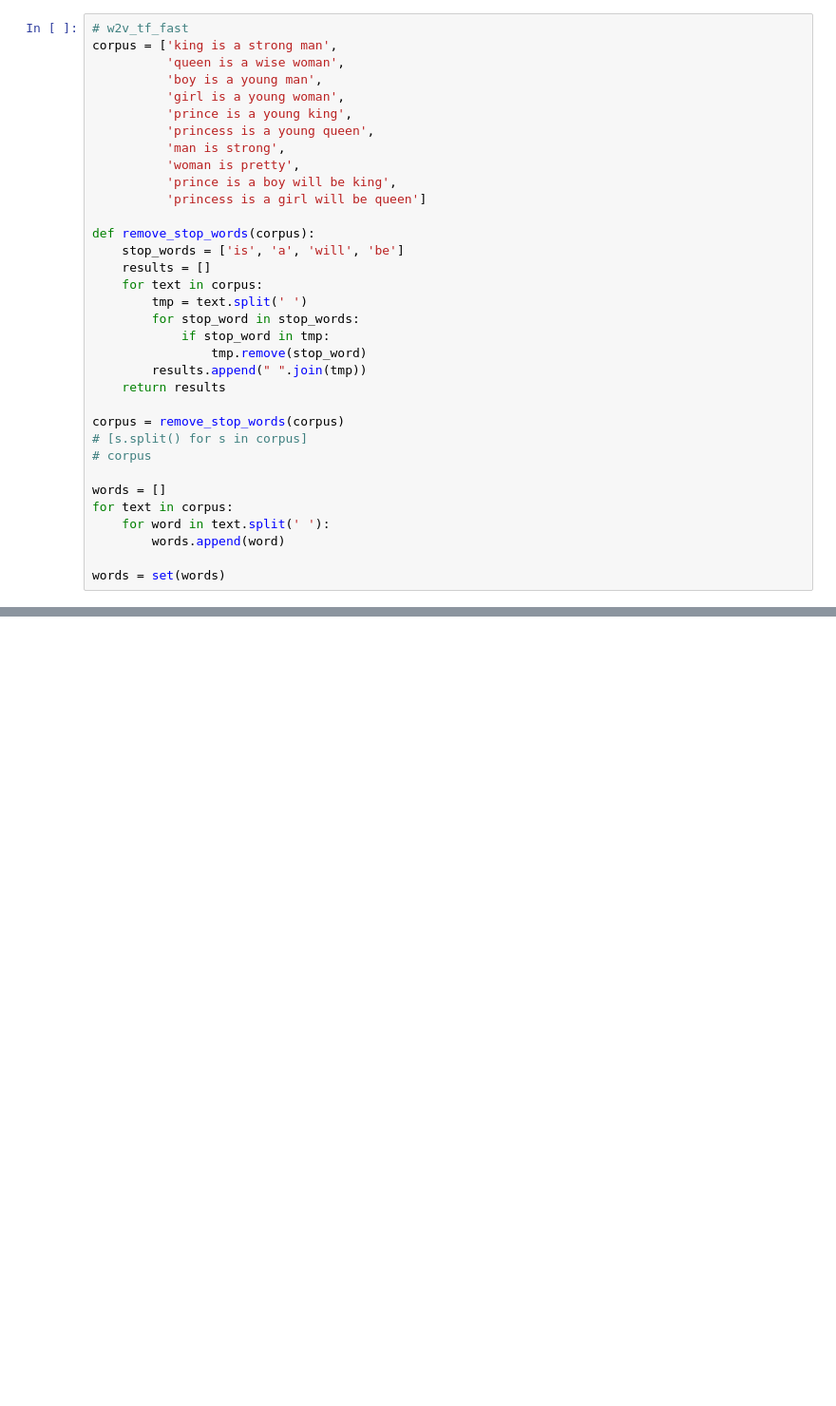
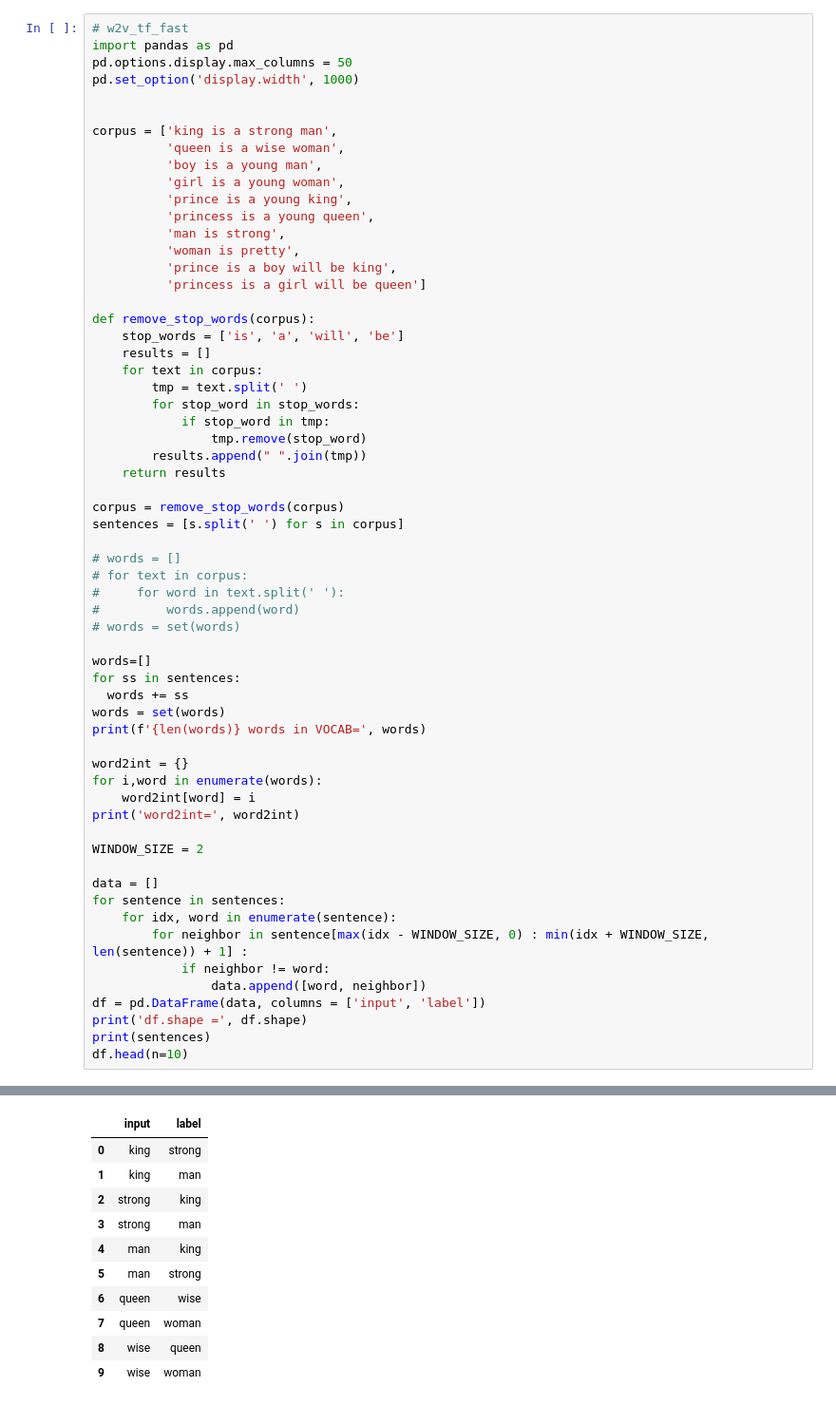
Before and after one commit to ftk1000/w2v_ftk1000, a Jupyter notebook: w2v_tf_fast.ipynb, the cells around one changed output, grey strips where cells are left out. Shown at 95% size. Saved outputs shown, nothing was run; the diff lists cells and outputs as text; blank space fills up the shorter version.

```diff
--- a/w2v_tf_fast.ipynb
+++ b/w2v_tf_fast.ipynb
@@ -2,6 +2,11 @@
 <a href="https://colab.research.google.com/github/ftk1000/w2v_ftk1000/blob/master/w2v_tf_fast.ipynb" target="_parent"><img src="https://colab.research.google.com/assets/colab-badge.svg" alt="Open In Colab"/></a>
 # %%
 # w2v_tf_fast
+import pandas as pd
+pd.options.display.max_columns = 50
+pd.set_option('display.width', 1000)
+
+
 corpus = ['king is a strong man',
           'queen is a wise woman',
           'boy is a young man',
@@ -25,12 +30,35 @@ def remove_stop_words(corpus):
     return results
 
 corpus = remove_stop_words(corpus)
-# [s.split() for s in corpus]
-# corpus
+sentences = [s.split(' ') for s in corpus]
 
-words = []
-for text in corpus:
-    for word in text.split(' '):
-        words.append(word)
+# words = []
+# for text in corpus:
+#     for word in text.split(' '):
+#         words.append(word)
+# words = set(words)
 
+words=[]
+for ss in sentences:
+  words += ss
 words = set(words)
+print(f'{len(words)} words in VOCAB=', words)
+
+word2int = {}
+for i,word in enumerate(words):
+    word2int[word] = i
+print('word2int=', word2int)
+
+WINDOW_SIZE = 2
+
+data = []
+for sentence in sentences:
+    for idx, word in enumerate(sentence):
+        for neighbor in sentence[max(idx - WINDOW_SIZE, 0) : min(idx + WINDOW_SIZE, len(sentence)) + 1] :
+            if neighbor != word:
+                data.append([word, neighbor])
+df = pd.DataFrame(data, columns = ['input', 'label'])
+print('df.shape =', df.shape)
+print(sentences)
+df.head(n=10)
+# %% [output]
@@ -36,0 +69,11 @@ words = set(words)
+|  | input | label |
+| 0 | king | strong |
+| 1 | king | man |
+| 2 | strong | king |
+| 3 | strong | man |
+| 4 | man | king |
+| 5 | man | strong |
+| 6 | queen | wise |
+| 7 | queen | woman |
+| 8 | wise | queen |
+| 9 | wise | woman |
```
Also changed, not shown: parts of 19 cells of this notebook.
